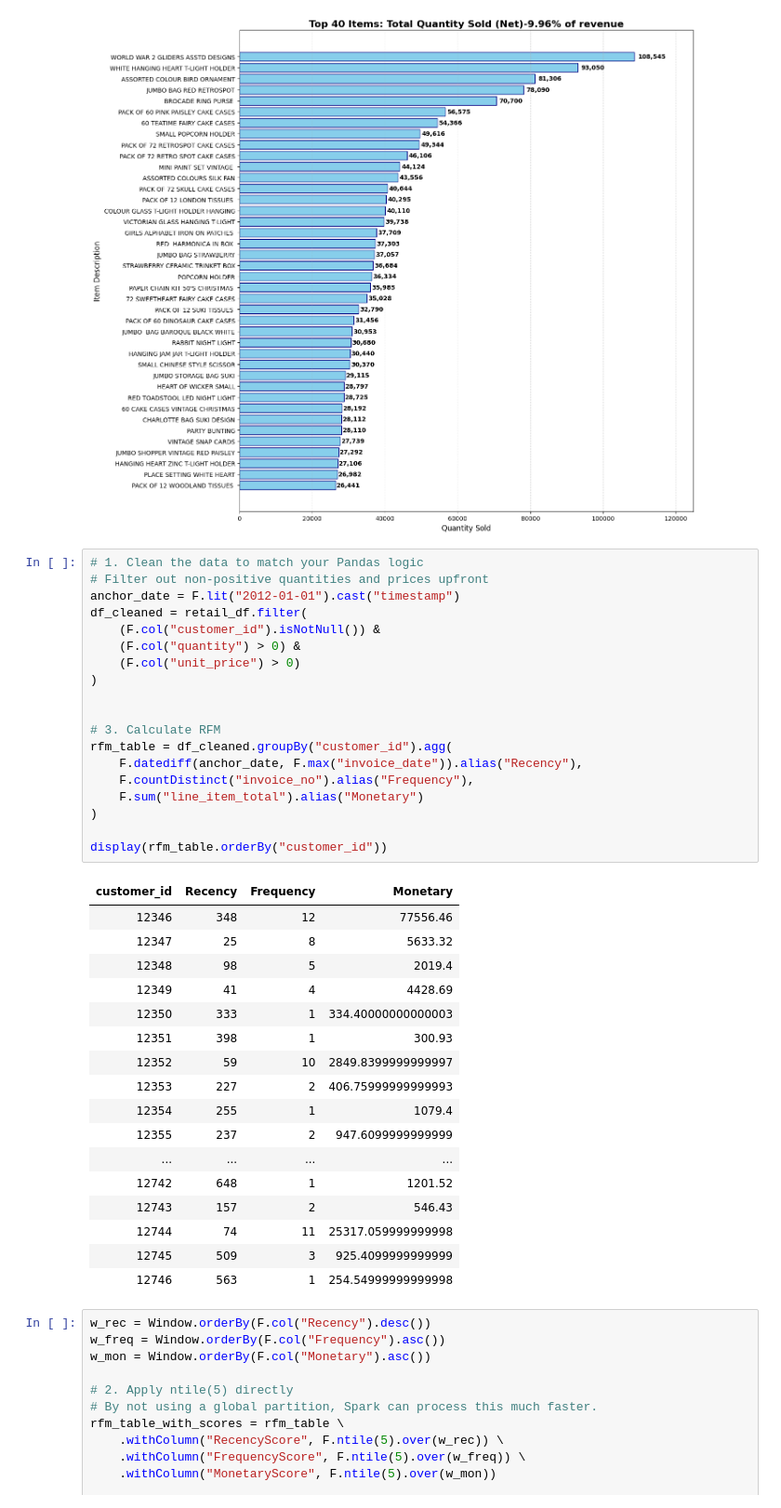
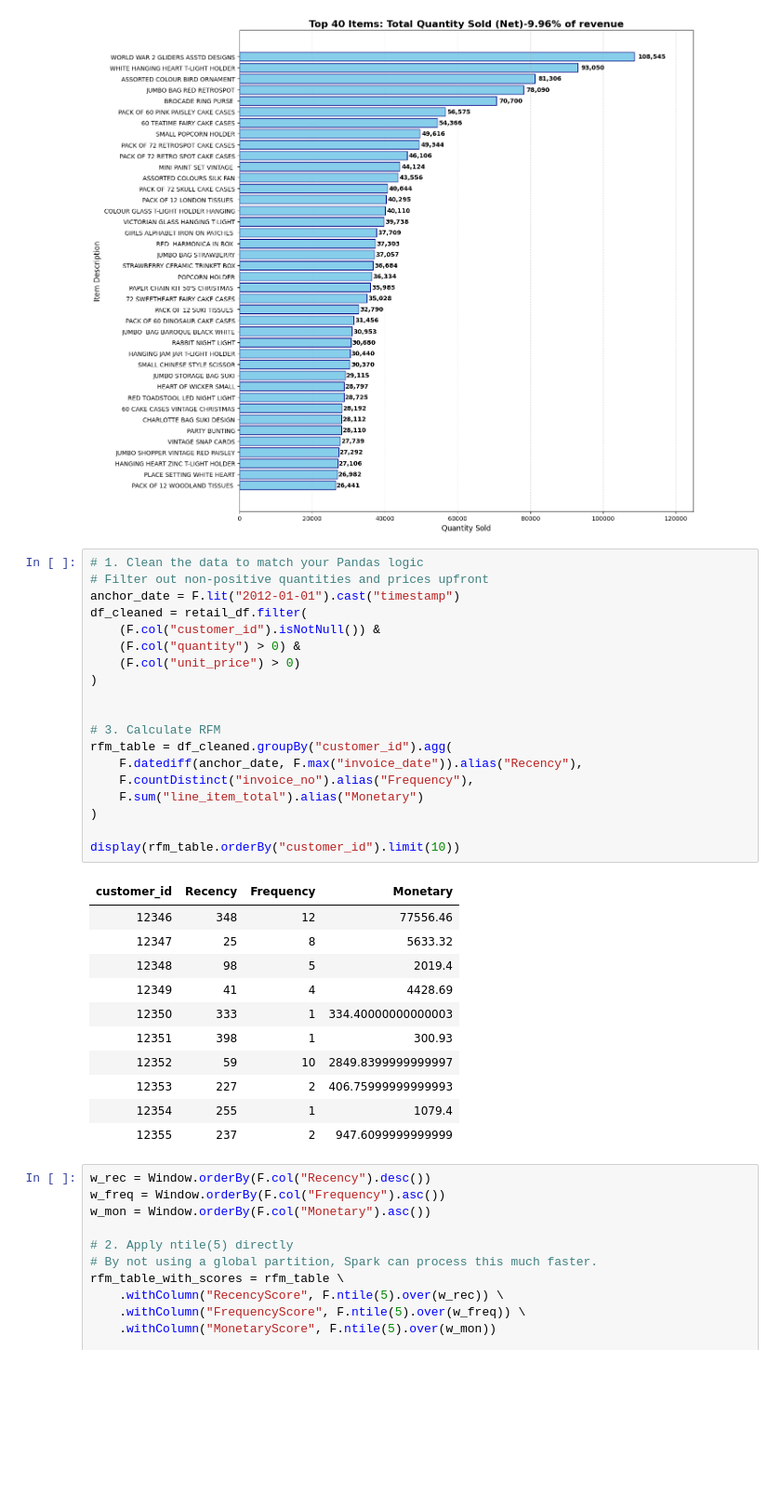
Before and after one commit to jarviscanada/jarvis_data_eng_SumikshTrehan, a Jupyter notebook: spark/notebook/Retail Data Analytics with PySpark.ipynb, the cells around one changed output. Shown at 93% size. Drawn from its saved outputs; the diff is of its cells as text; blank space fills up the shorter version.

Commit message:
refact(pyspark):set limit for the pyspark

```diff
--- a/spark/notebook/Retail Data Analytics with PySpark.ipynb
+++ b/spark/notebook/Retail Data Analytics with PySpark.ipynb
@@ -561,40 +561,34 @@ plt.close(fig)
 # %%
 # 1. Clean the data to match your Pandas logic
 # Filter out non-positive quantities and prices upfront
 anchor_date = F.lit("2012-01-01").cast("timestamp")
 df_cleaned = retail_df.filter(
     (F.col("customer_id").isNotNull()) &
     (F.col("quantity") > 0) &
     (F.col("unit_price") > 0)
 )
 
 
 # 3. Calculate RFM
 rfm_table = df_cleaned.groupBy("customer_id").agg(
     F.datediff(anchor_date, F.max("invoice_date")).alias("Recency"),
     F.countDistinct("invoice_no").alias("Frequency"),
     F.sum("line_item_total").alias("Monetary")
 )
 
-display(rfm_table.orderBy("customer_id"))
+display(rfm_table.orderBy("customer_id").limit(10))
 # %% [output]
 | customer_id | Recency | Frequency | Monetary |
 | 12346 | 348 | 12 | 77556.46 |
 | 12347 | 25 | 8 | 5633.32 |
 | 12348 | 98 | 5 | 2019.4 |
 | 12349 | 41 | 4 | 4428.69 |
 | 12350 | 333 | 1 | 334.40000000000003 |
 | 12351 | 398 | 1 | 300.93 |
 | 12352 | 59 | 10 | 2849.8399999999997 |
 | 12353 | 227 | 2 | 406.75999999999993 |
 | 12354 | 255 | 1 | 1079.4 |
 | 12355 | 237 | 2 | 947.6099999999999 |
-| ... | ... | ... | ... |
-| 12742 | 648 | 1 | 1201.52 |
-| 12743 | 157 | 2 | 546.43 |
-| 12744 | 74 | 11 | 25317.059999999998 |
-| 12745 | 509 | 3 | 925.4099999999999 |
-| 12746 | 563 | 1 | 254.54999999999998 |
 # %%
 w_rec = Window.orderBy(F.col("Recency").desc())
 w_freq = Window.orderBy(F.col("Frequency").asc())
```
Also changed, not shown: 1 other file.
